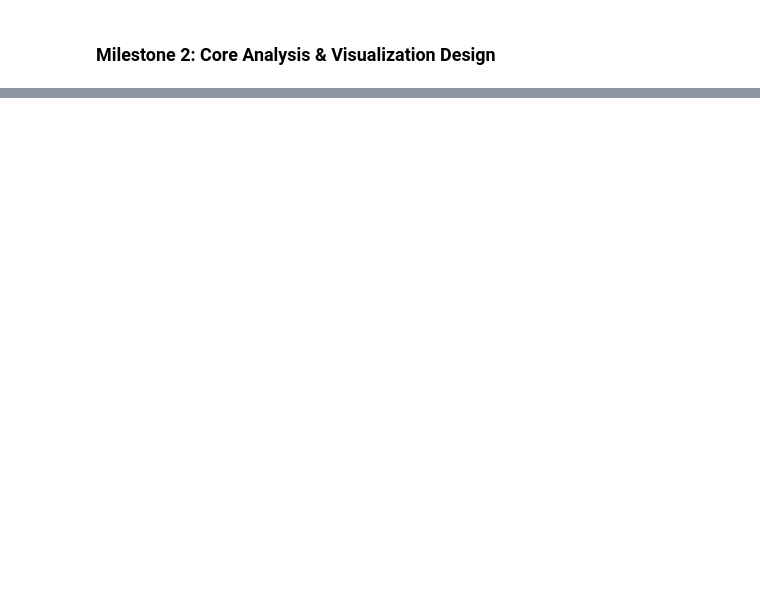
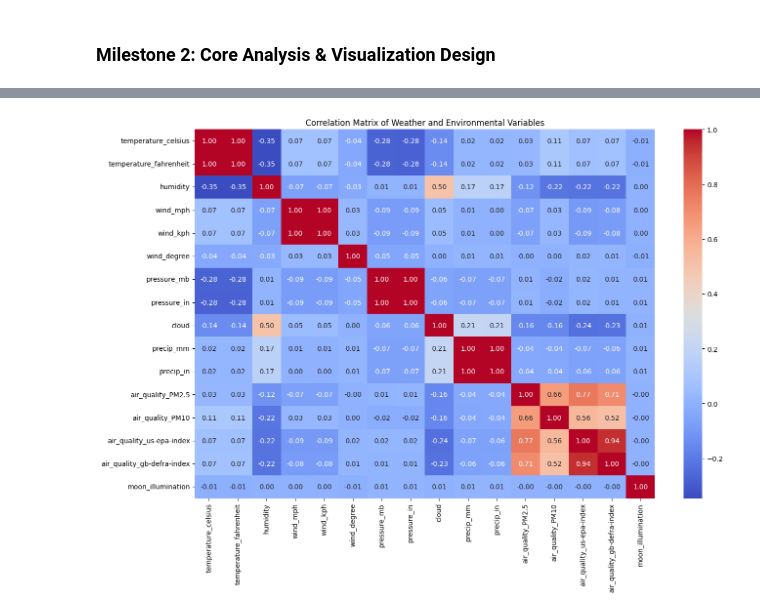
Before and after one commit to AdinathD/DV-Climatescope-AdinathDudlewar, a Jupyter notebook: Climatescope.ipynb, the cells around one changed output, grey strips where cells are left out. Cells and saved outputs as stored; diff of their text form; code cells hidden in the pictures; blank space fills up the shorter version.

```diff
--- a/Climatescope.ipynb
+++ b/Climatescope.ipynb
@@ -420,0 +447,28 @@ cleaned dataset saved successfully as 'Weather_Cleaned_For_Plotting.csv'
+# %%
+# -------------------------------
+# Heatmap: Expanded Correlation Matrix
+# -------------------------------
+
+# Selecting a broader subset of numeric columns
+numeric_cols = [
+    'temperature_celsius', 'temperature_fahrenheit', 'humidity',
+    'feelslike_celsius', 'wind_mph', 'wind_kph', 'wind_degree',
+    'pressure_mb', 'pressure_in', 'cloud', 'precip_mm', 'precip_in',
+    'air_quality_PM2.5', 'air_quality_PM10',
+    'air_quality_us-epa-index', 'air_quality_gb-defra-index',
+    'moon_illumination'
+]
+
+# Filter out only columns that actually exist in your DataFrame
+numeric_cols = [col for col in numeric_cols if col in df.columns]
+
+# Calculate the correlation matrix
+correlation_matrix = df[numeric_cols].corr()
+
+plt.figure(figsize=(14, 10))
+sns.heatmap(correlation_matrix, annot=True, cmap='coolwarm', fmt='.2f')
+plt.title('Correlation Matrix of Weather and Environmental Variables')
+plt.tight_layout()
+plt.show()
+# %% [output]
+[figure, added]
```
Also changed, not shown: parts of 25 cells of this notebook.
